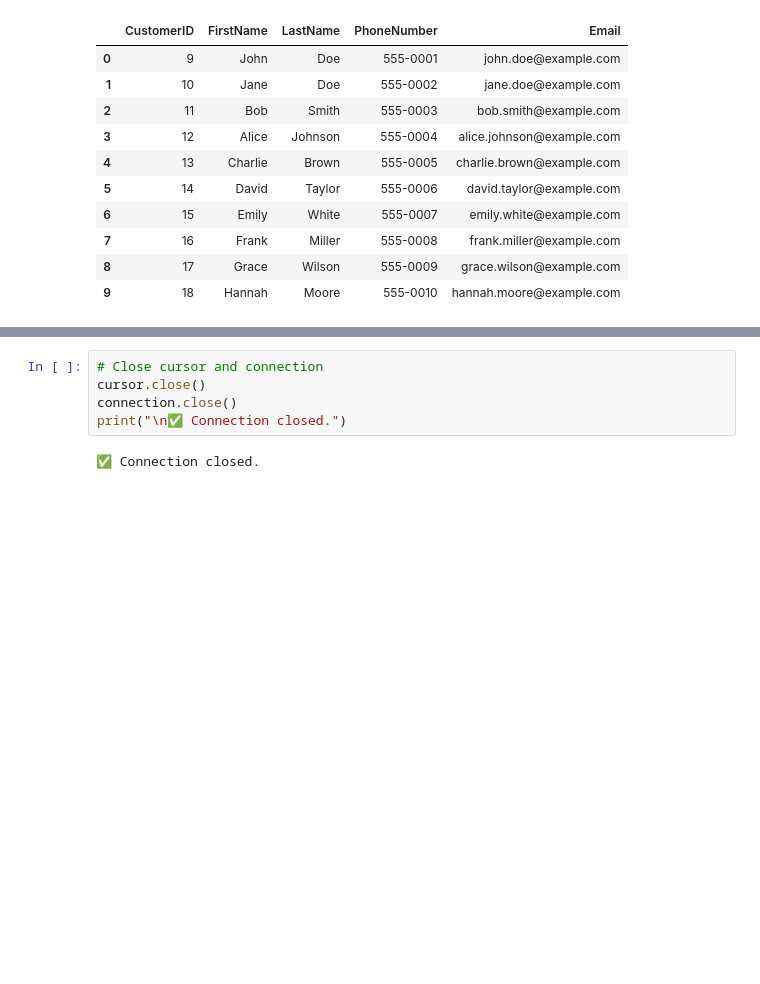
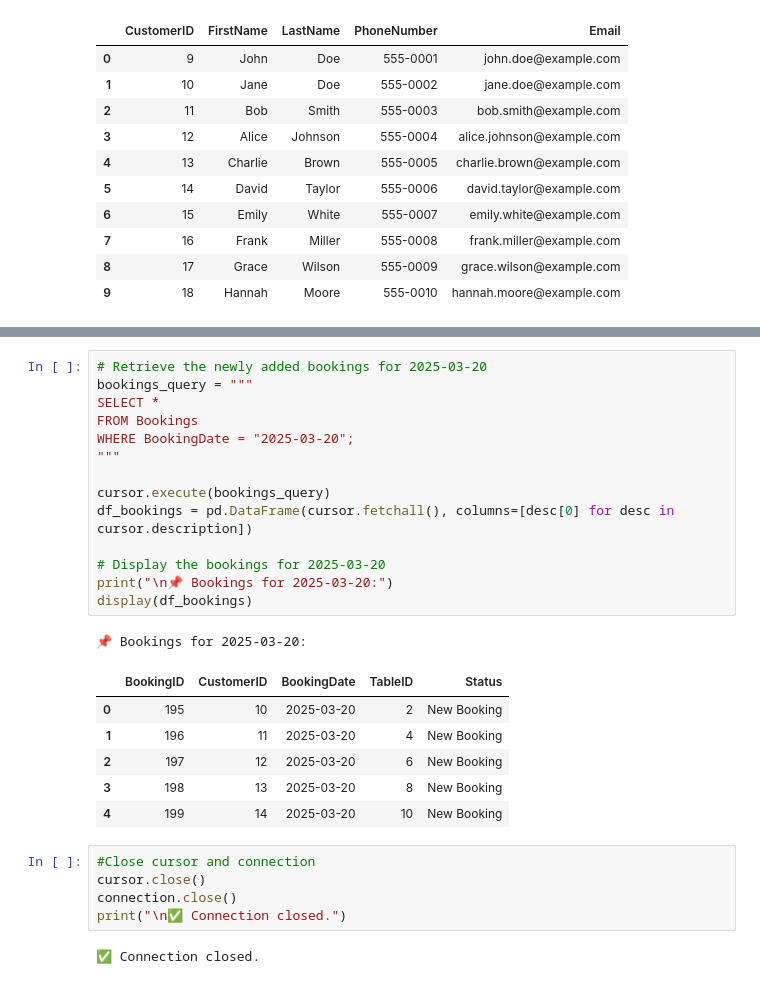
Before and after one commit to BryanEspin94/db-capstone-project, a Jupyter notebook: Python Scripts/LittleLemonBookingSystem.ipynb, the cells around one changed output, grey strips where cells are left out. Drawn from its saved outputs; the diff is of its cells as text; blank space fills up the shorter version.

```diff
--- a/Python Scripts/LittleLemonBookingSystem.ipynb
+++ b/Python Scripts/LittleLemonBookingSystem.ipynb
@@ -280,5 +384,27 @@ display(df_customers)
+# %%
+# Retrieve the newly added bookings for 2025-03-20
+bookings_query = """
+SELECT *
+FROM Bookings
+WHERE BookingDate = "2025-03-20";
+"""
+
+cursor.execute(bookings_query)
+df_bookings = pd.DataFrame(cursor.fetchall(), columns=[desc[0] for desc in cursor.description])
+
+# Display the bookings for 2025-03-20
+print("\n📌 Bookings for 2025-03-20:")
+display(df_bookings)
+# %% [output]
+📌 Bookings for 2025-03-20:
+|  | BookingID | CustomerID | BookingDate | TableID | Status |
+| 0 | 195 | 10 | 2025-03-20 | 2 | New Booking |
+| 1 | 196 | 11 | 2025-03-20 | 4 | New Booking |
+| 2 | 197 | 12 | 2025-03-20 | 6 | New Booking |
+| 3 | 198 | 13 | 2025-03-20 | 8 | New Booking |
+| 4 | 199 | 14 | 2025-03-20 | 10 | New Booking |
 # %%
-# Close cursor and connection
+#Close cursor and connection
 cursor.close()
 connection.close()
 print("\n✅ Connection closed.")
```
Also changed, not shown: parts of 5 cells of this notebook, 7 other files.
